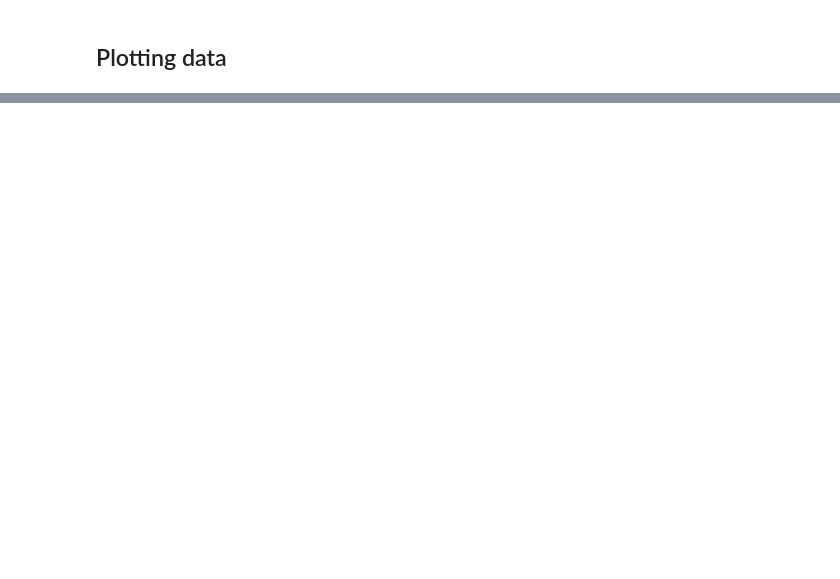
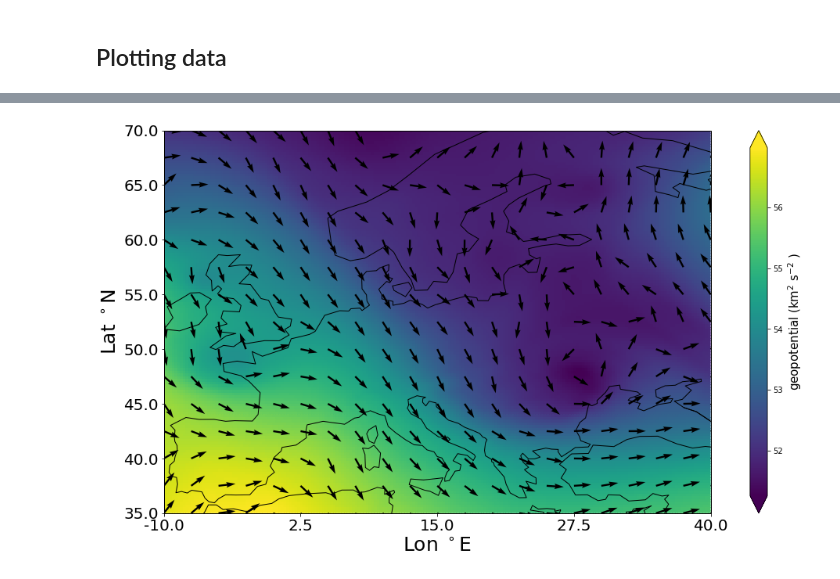
Before and after one commit to JuliaKukulies/cream, a Jupyter notebook: test_era5.ipynb, the cells around one changed output, grey strips where cells are left out. Cells and saved outputs as stored; diff of their text form; code cells hidden in the pictures; blank space fills up the shorter version.

Commit message:
added plot function for winds

```diff
--- a/test_era5.ipynb
+++ b/test_era5.ipynb
@@ -107,0 +134,2 @@ file downloaded and saved as cache/era5_single-levels_201673015_2m_dewpoint_temp
+# %%
+wind_europe = dataproducts.ERA5('pressure-levels',['u_component_of_wind','v_component_of_wind', 'geopotential'], 'hourly',"70/-10/35/40" )
@@ -109,0 +171,4 @@ file downloaded and saved as cache/era5_single-levels_201673015_2m_dewpoint_temp
+# %%
+fname = 'era5_pressure-levels_20154310_u_component_of_windv_component_of_windgeopotential.nc'
+pressure_data = Pressure(fname, wind_europe.variables, wind_europe.domain)
+pressure_data.time
@@ -109,0 +177,4 @@ file downloaded and saved as cache/era5_single-levels_201673015_2m_dewpoint_temp
+# %%
+pressure_data.create_synoptic_plot(pl = 500 )
+# %% [output]
+[figure, added]
```
Also changed, not shown: parts of 14 cells of this notebook, 2 other files.
